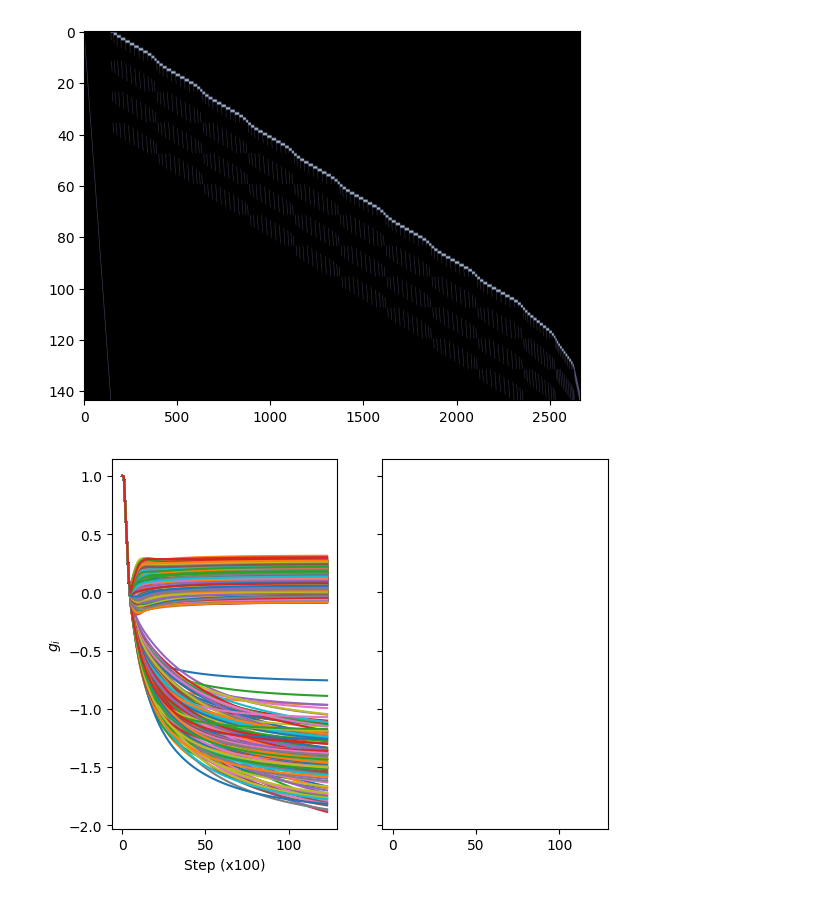
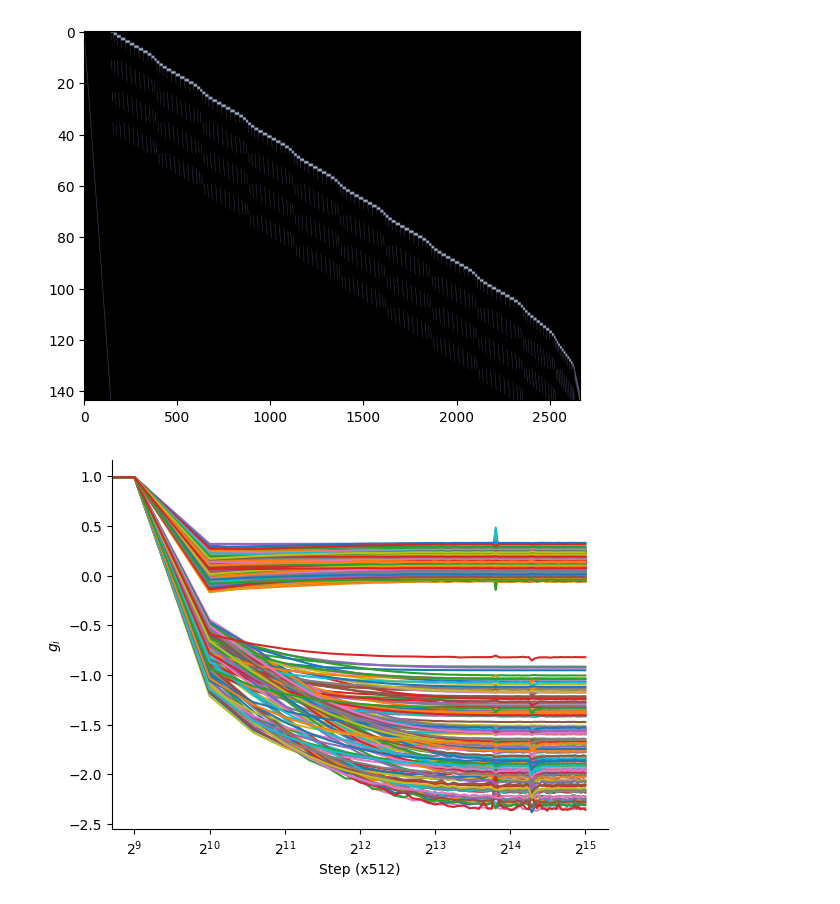
Before and after one commit to lyndond/frame_whitening, a Jupyter notebook: figures/conv2d.ipynb, the cells around one changed output. Saved outputs shown, nothing was run; the diff lists cells and outputs as text; code cells hidden in the pictures.

```diff
--- a/figures/conv2d.ipynb
+++ b/figures/conv2d.ipynb
@@ -108,36 +104,24 @@ fig.tight_layout()
 # %%
-X = all_contexts[0]
+X = all_contexts[-1]
 X0 = X.reshape(n_steps, -1)
 X0 = X0 - np.mean(X0, axis=0)
 X0 = X0 * 16
 Cxx0 = np.cov(X0.T)
 Cxx = Cxx0 + np.eye(Cxx0.shape[0]) * 1e-4
 
-n_batch = 2**11
+n_batch = 2**15
 conv_h, conv_w = 4, 4
 W = fw.get_conv_frame(patch_h, patch_w, conv_h, conv_w)
 print(W.shape)
 plt.imshow(W, cmap="bone", aspect="auto")
-step_skip = 100
-# g_last_clamp, g_all_clamp, _, _ = fws.adapt_covariance(
-#                                         Cxx_list=[Cxx],
-#                                         W=W,
-#                                         batch_size=-1,
-#                                         n_batch=n_batch,
-#                                         lr_g=2E-2,
-#                                         g0=None,
-#                                         online=False,
-#                                         clamp=True,
-#                                         alpha=1.,
-#                                         save_every=step_skip,
-#                                     )
+step_skip = 512
 
 g_last, g_all, _, _ = fws.adapt_covariance(
                                 Cxx_list=[Cxx],
                                 W=W,
                                 batch_size=-1,
-                                n_batch=6*n_batch,
-                                lr_g=3E-3,
+                                n_batch=n_batch,
+                                lr_g=1E-2,
                                 g0=None,
                                 online=False,
                                 clamp=False,
@@ -148,13 +132,13 @@ g_last, g_all, _, _ = fws.adapt_covariance(
 (144, 2664)
 [figure]
 # %%
-fig, ax = plt.subplots(1, 2, sharex="all", sharey="all")
-ax[0].plot(g_all)
-# ax[1].plot(g_all_clamp)
-
-ax[0].set(xlabel=f"Step (x{step_skip})", ylabel=r"$g_i$");
+fig, ax = plt.subplots(1, 1, sharex="all", sharey="all")
+ax.plot(np.arange(0, n_batch+1, step_skip), g_all)
+ax.set(xlabel=f"Step (x{step_skip})", ylabel=r"$g_i$")
+ax.set_xscale('log', base=2)
+sns.despine()
 # %% [output]
-[figure, old version]
+[figure, new version]
 # %%
 WGW = W @ (g_last[0][:,None] * W.T)
 Ixx = np.eye(patch_h * patch_w)
```
Also changed, not shown: parts of 9 cells of this notebook.
